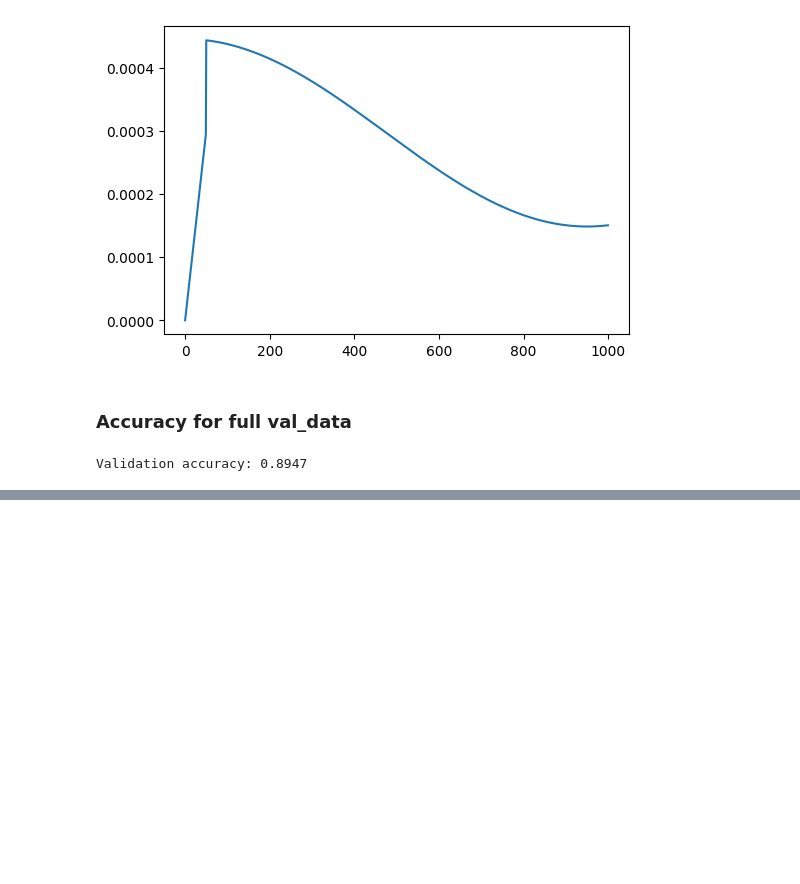
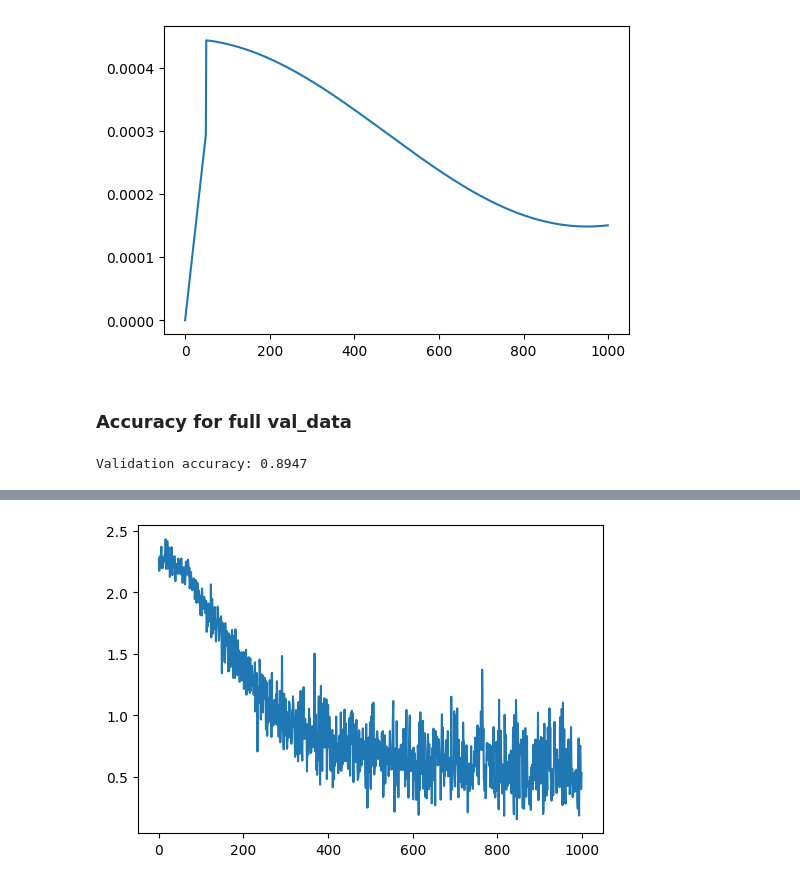
Before and after one commit to samitha278/miniVGG, a Jupyter notebook: build2_vgg.ipynb, the cells around one changed output, grey strips where cells are left out. Cells and saved outputs as stored; diff of their text form; code cells hidden in the pictures; blank space fills up the shorter version.

```diff
--- a/build2_vgg.ipynb
+++ b/build2_vgg.ipynb
@@ -541,0 +626,5 @@ Validation accuracy: 0.8947
+# %%
+batch_size = 64
+
+train_data = DataLoader(train_dataset, batch_size=batch_size, shuffle=True)
+val_data = DataLoader(val_dataset, batch_size=batch_size, shuffle=True)
@@ -541,0 +728,6 @@ Validation accuracy: 0.8947
+# %%
+plt.figure(figsize=(6,4))
+plt.plot(losses)
+plt.show()
+# %% [output]
+[figure, added]
```
Also changed, not shown: parts of 9 cells of this notebook.
